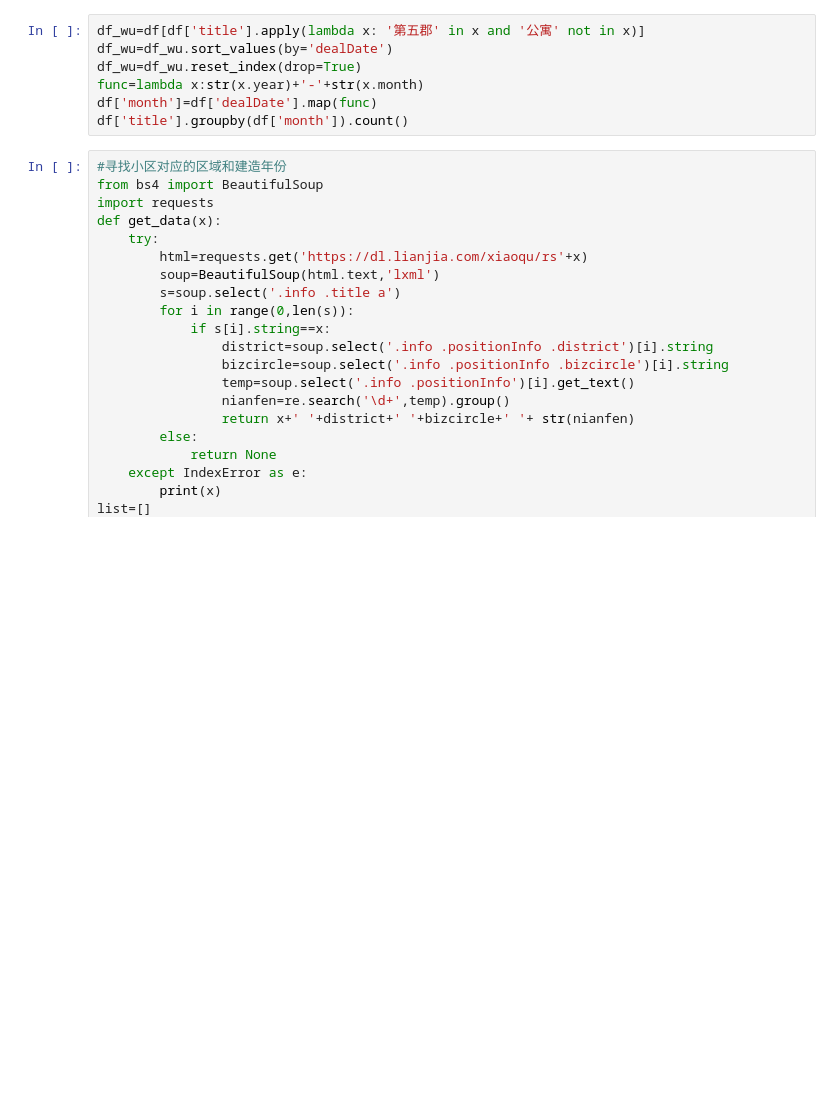
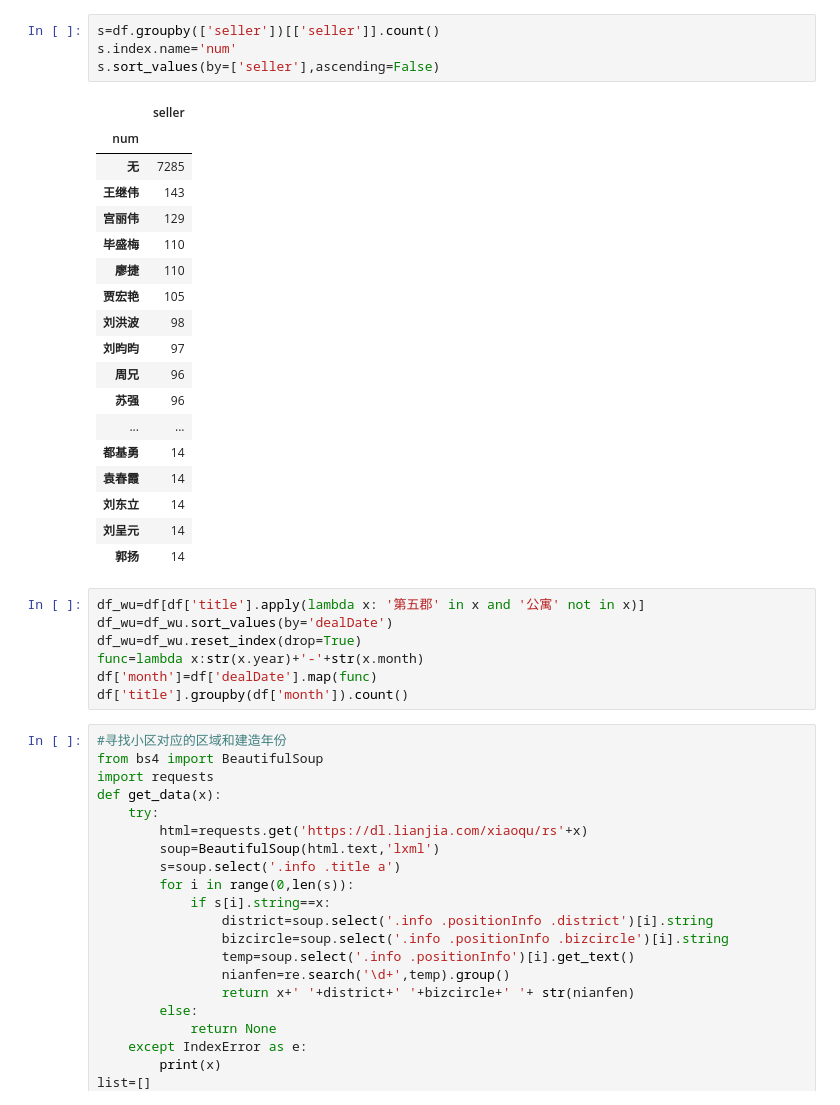
Before and after one commit to hc198974/spider_lianjia, a Jupyter notebook: deal_data.ipynb, the cells around one changed output. Cells and saved outputs as stored; diff of their text form; blank space fills up the shorter version.

```diff
--- a/deal_data.ipynb
+++ b/deal_data.ipynb
@@ -90,3 +57,26 @@ dtype: int64
+# %%
+s=df.groupby(['seller'])[['seller']].count()
+s.index.name='num'
+s.sort_values(by=['seller'],ascending=False)
+# %% [output]
+|  | seller |
+| num |  |
+| 无 | 7285 |
+| 王继伟 | 143 |
+| 宫丽伟 | 129 |
+| 毕盛梅 | 110 |
+| 廖捷 | 110 |
+| 贾宏艳 | 105 |
+| 刘洪波 | 98 |
+| 刘昀昀 | 97 |
+| 周兄 | 96 |
+| 苏强 | 96 |
+| ... | ... |
+| 都基勇 | 14 |
+| 袁春霞 | 14 |
+| 刘东立 | 14 |
+| 刘呈元 | 14 |
+| 郭扬 | 14 |
 # %%
 df_wu=df[df['title'].apply(lambda x: '第五郡' in x and '公寓' not in x)]
 df_wu=df_wu.sort_values(by='dealDate')
```
Also changed, not shown: parts of 10 cells of this notebook, 3 other files.
